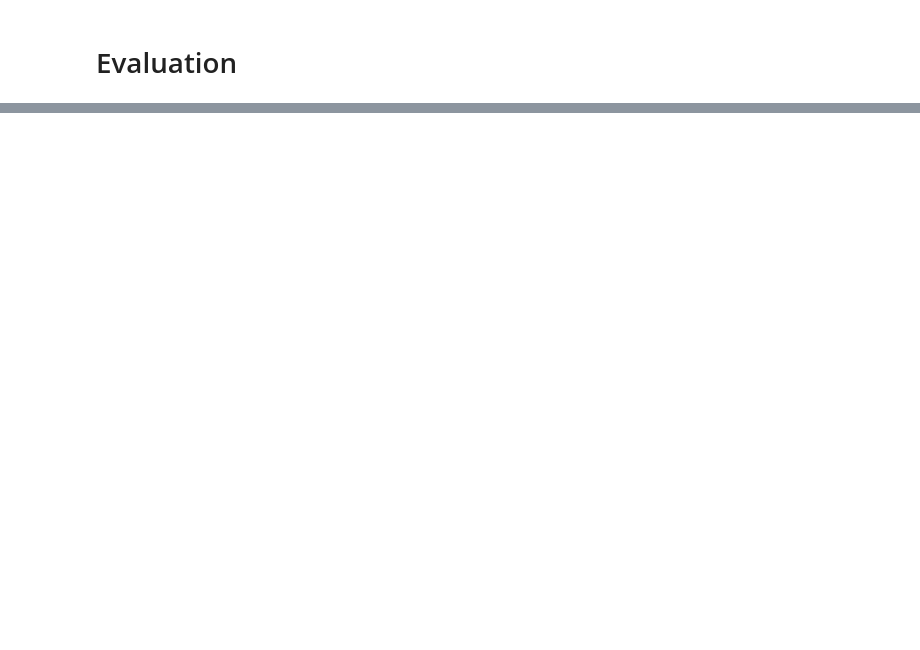
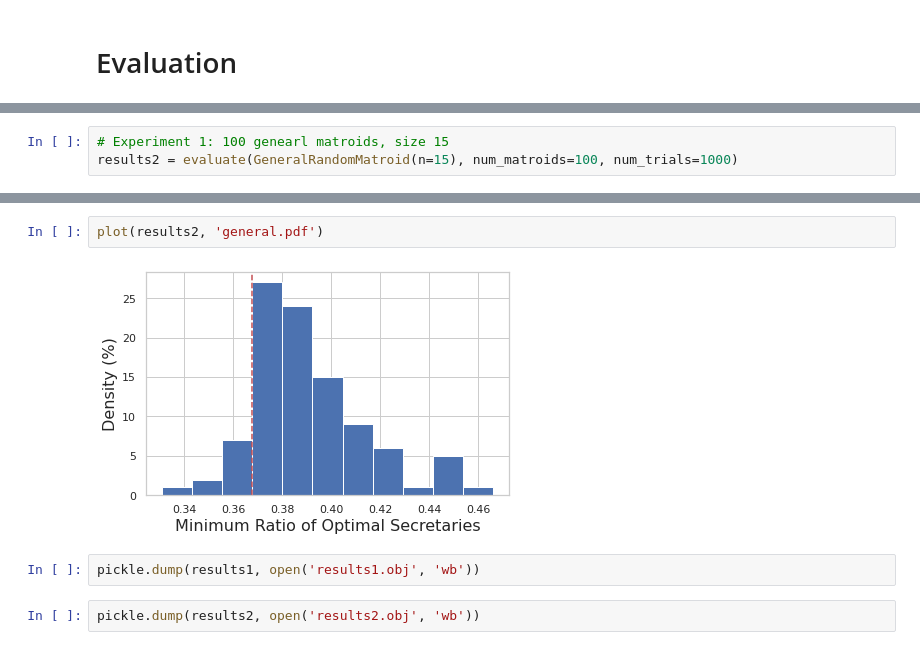
Before and after one commit to nalin1729/COS521_FinalProject, a Jupyter notebook: test_algo.ipynb, the cells around one changed output, grey strips where cells are left out. Saved outputs shown, nothing was run; the diff lists cells and outputs as text; blank space fills up the shorter version.

```diff
--- a/test_algo.ipynb
+++ b/test_algo.ipynb
@@ -235,0 +261,3 @@ plot(results)
+# %%
+# Experiment 1: 100 genearl matroids, size 15
+results2 = evaluate(GeneralRandomMatroid(n=15), num_matroids=100, num_trials=1000)
@@ -235,0 +282,8 @@ plot(results)
+# %%
+plot(results2, 'general.pdf')
+# %% [output]
+[figure, added]
+# %%
+pickle.dump(results1, open('results1.obj', 'wb'))
+# %%
+pickle.dump(results2, open('results2.obj', 'wb'))
```
Also changed, not shown: parts of 5 cells of this notebook.
